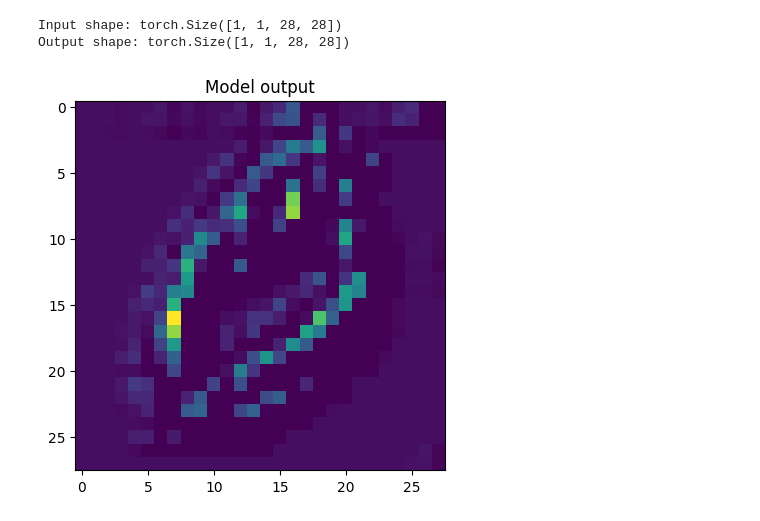
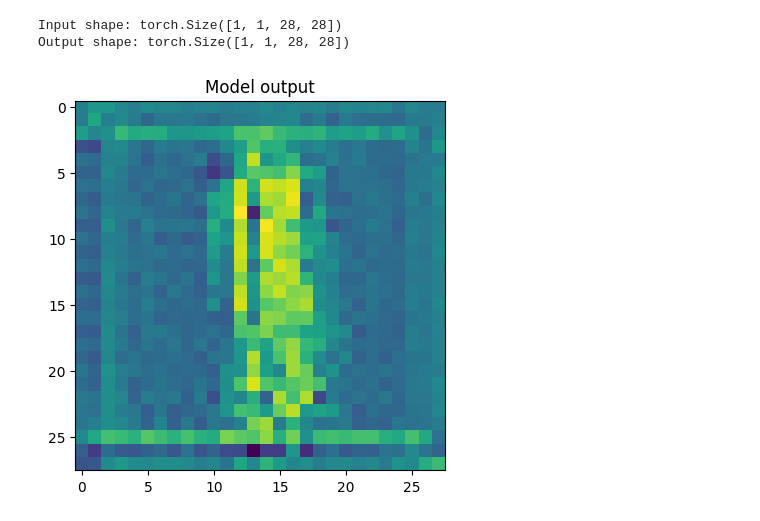
Before and after one commit to NoeGille/Diffusion_MNIST, a Jupyter notebook: diffusion_mnist.ipynb, the cells around one changed output. Saved outputs shown, nothing was run; the diff lists cells and outputs as text; code cells hidden in the pictures.

```diff
--- a/diffusion_mnist.ipynb
+++ b/diffusion_mnist.ipynb
@@ -9,11 +17,14 @@ import torch
 # %%
+device = torch.device('cuda' if torch.cuda.is_available() else 'cpu')
+
 preprocess = transforms.Compose(
     [
         transforms.ToTensor(),
         transforms.Normalize([0.5], [0.5]),
     ]
 )
-batch_size = 32
+batch_size = 64
 dataset = MNIST(root='', train=True, download=True, transform=preprocess)
-loader_train = DataLoader(dataset, batch_size, shuffle=True, )
+loader_train = DataLoader(dataset, batch_size, shuffle=True)
+print(dataset[0])
 # %% [output]
@@ -35,17 +50,42 @@ Extracting MNIST/raw/t10k-labels-idx1-ubyte.gz to MNIST/raw
 # %%
+class SinusoidalPositionEmbeddings(nn.Module):
+    '''Sinusoidal position embeddings for time parameter used to encode timestep of the forward diffusion process.'''
+    def __init__(self, dim, device='cpu'):
+        super().__init__()
+        self.dim = dim
+        self.device = device
+
+    def forward(self, time):
+        half_dim = self.dim // 2
+        embeddings = math.log(10000) / (half_dim - 1)
+        embeddings = torch.exp(torch.arange(half_dim, device=self.device) * -embeddings)
+        embeddings = time[:, None] * embeddings[None, :]
+        embeddings = torch.cat((embeddings.sin(), embeddings.cos()), dim=-1)
+        return embeddings
+
 class ConvBlock(nn.Module):
     '''Convolutional block for U-Net encoder and decoder'''
-    def __init__(self, in_channels, out_channels):
+    def __init__(self, in_channels, out_channels, time_embed_dim=32):
         super().__init__()
-        self.conv = nn.Sequential(
+        self.time_mlp = nn.Linear(time_embed_dim, out_channels)
+        self.relu = nn.ReLU(inplace=True)
+        self.conv1 = nn.Sequential(
             nn.Conv2d(in_channels,out_channels, 3, padding=1),
             nn.BatchNorm2d(out_channels),
             nn.ReLU(inplace=True),
+        )
+        self.conv2 = nn.Sequential(
             nn.Conv2d(out_channels,out_channels, 3, padding=1),
+            nn.BatchNorm2d(out_channels),
             nn.ReLU(inplace=True),
         )
-    def forward(self, x):
-        return self.conv(x)
+
+    def forward(self, x, t):
+        x = self.conv1(x)
+        time_emb = self.relu(self.time_mlp(t))
+        x = x + time_emb[:, :, None, None]
+        x = self.conv2(x)
+        return x
 
 class DownBlock(nn.Module):
     '''Down sampling ResNet block'''
@@ -54,8 +94,8 @@ class DownBlock(nn.Module):
         self.conv_block = ConvBlock(in_channels, out_channels)
         self.maxpool = nn.MaxPool2d(2)
 
-    def forward(self, x):
-        skip_connection = self.conv_block(x)
+    def forward(self, x, t):
+        skip_connection = self.conv_block(x, t)
         x = self.maxpool(skip_connection)
         return x, skip_connection
 
@@ -66,51 +106,65 @@ class UpBlock(nn.Module):
         super().__init__()
         self.deconv = nn.ConvTranspose2d(in_channels, in_channels, 2, stride=2)
         self.conv_block = ConvBlock(2*in_channels, out_channels)
-    def forward(self, x, skip_conn):
+    def forward(self, x, skip_conn, t):
         x = self.deconv(x)
         x = torch.cat([x, skip_conn], dim=1)
-        return self.conv_block(x)
+        return self.conv_block(x, t)
 
 
 class UNet(nn.Module):
-    '''UNet based on ResNet architecture'''
-    def __init__(self, in_channels=1, out_channels=1, block_out_channels=[128, 256, 512]):
+    '''UNet based on ResNet architecture for Diffusion.'''
+    def __init__(self, in_channels=1, out_channels=1, block_out_channels=[128, 256, 512], time_embed_dim=32, device='cpu'):
         '''Initialize a UNet model.
         in_channels: channels of input images.
         out_channels: channels of output images.
         block_out_channels: number of channels as output of each UNet convolotional block.'''
         super().__init__()
         assert len(block_out_channels)>=1
         # Intitialize encoder list and decoder list
         self.encoder = nn.ModuleList()
         self.encoder.append(DownBlock(in_channels, block_out_channels[0]))
         self.decoder = nn.ModuleList()
-        self.decoder.append(UpBlock(block_out_channels[0], out_channels))
+        self.decoder.append(UpBlock(block_out_channels[0], block_out_channels[0]))
         self.neck = ConvBlock(block_out_channels[-1], block_out_channels[-1])
         for i in range(len(block_out_channels)-1):
             self.encoder.append(DownBlock(block_out_channels[i], block_out_channels[i + 1]))
             self.decoder.insert(0, UpBlock(block_out_channels[i+1],block_out_channels[i]))
+        self.time_mlp = nn.Sequential(
+            SinusoidalPositionEmbeddings(time_embed_dim, device=device),
+            nn.Linear(time_embed_dim, time_embed_dim),
+            nn.ReLU(),
+        )
+        self.outConv = nn.Sequential(nn.Conv2d(block_out_channels[0], out_channels, 1), nn.Sigmoid(), nn.Conv2d(out_channels, out_channels, 1))
 
-    def forward(self, x):
+    def forward(self, x, timestep):
         skip_connections = []
+        timestep_tensor = torch.ones(1).to(x.device) * timestep
+        t = self.time_mlp(timestep_tensor)
         for down_block in self.encoder:
-            x, w = down_block(x)
+            x, w = down_block(x, t)
             skip_connections.append(w)
-        x = self.neck(x)
+        x = self.neck(x, t)
         for w, up_block in zip(skip_connections[::-1], self.decoder):
-            x = up_block(x,w)
+            x = up_block(x, w, t)
+        x = self.outConv(x)
         return x
 
-model = UNet(in_channels=1, out_channels=1, block_out_channels=[128,256])
+    def to(self, device):
+        super().to(device)
+        self.time_mlp.to(device)
+        return self
 
-sample_image = dataset[1][0].unsqueeze(0)
+model = UNet(in_channels=1, out_channels=1, block_out_channels=[32, 64],)
+
+sample_image = dataset[8][0].unsqueeze(0)
 print("Input shape:", sample_image.shape)
 
-print("Output shape:", model(sample_image).shape)
-plt.imshow(model(sample_image).squeeze().detach().numpy())
+print("Output shape:", model(sample_image, torch.ones(1)).shape)
+plt.imshow(model(sample_image, torch.ones(1)).squeeze().detach().numpy())
 plt.title("Model output")
 plt.show()
 # %% [output]
 Input shape: torch.Size([1, 1, 28, 28])
 Output shape: torch.Size([1, 1, 28, 28])
-[figure, old version]
+[figure, new version]
```
Also changed, not shown: parts of 12 cells of this notebook, 1 other file.
